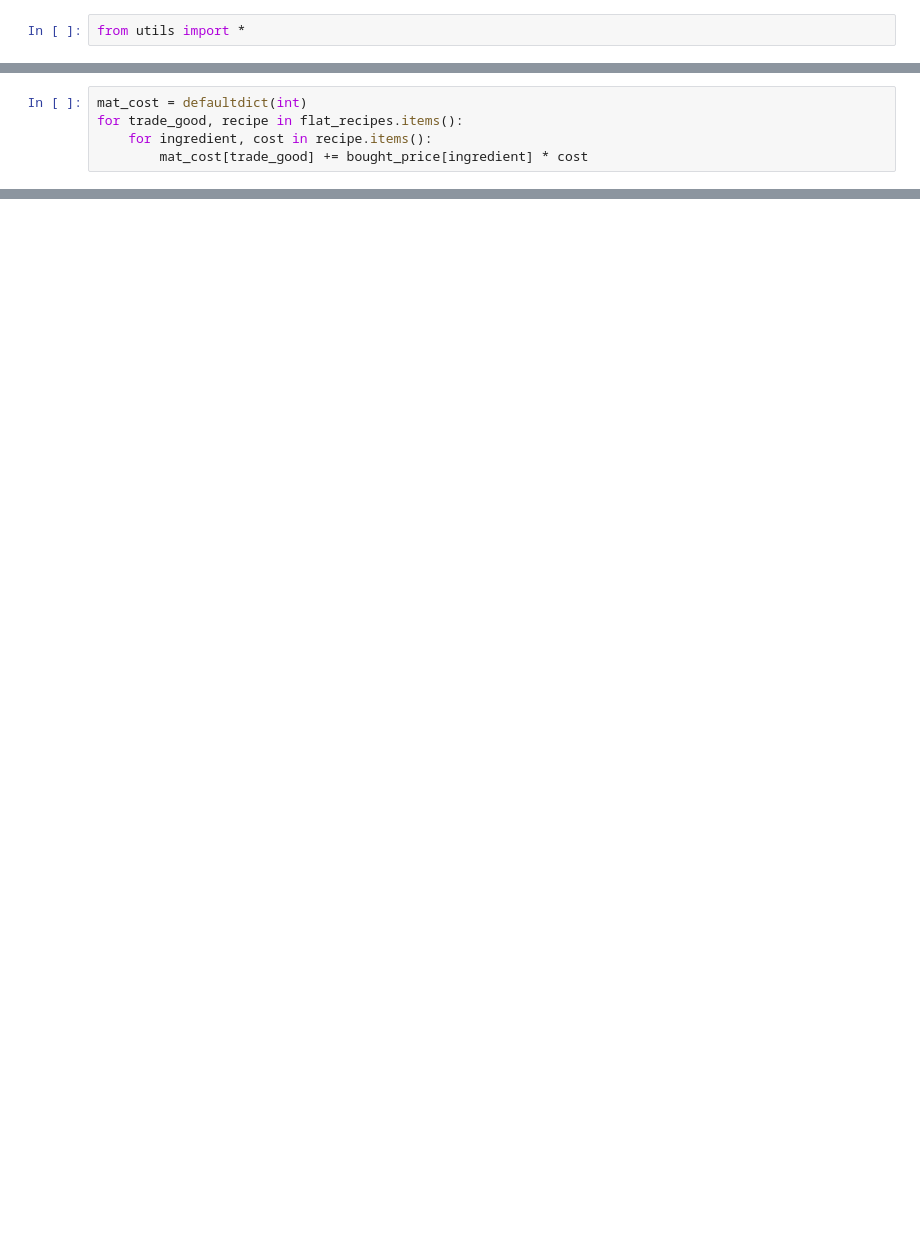
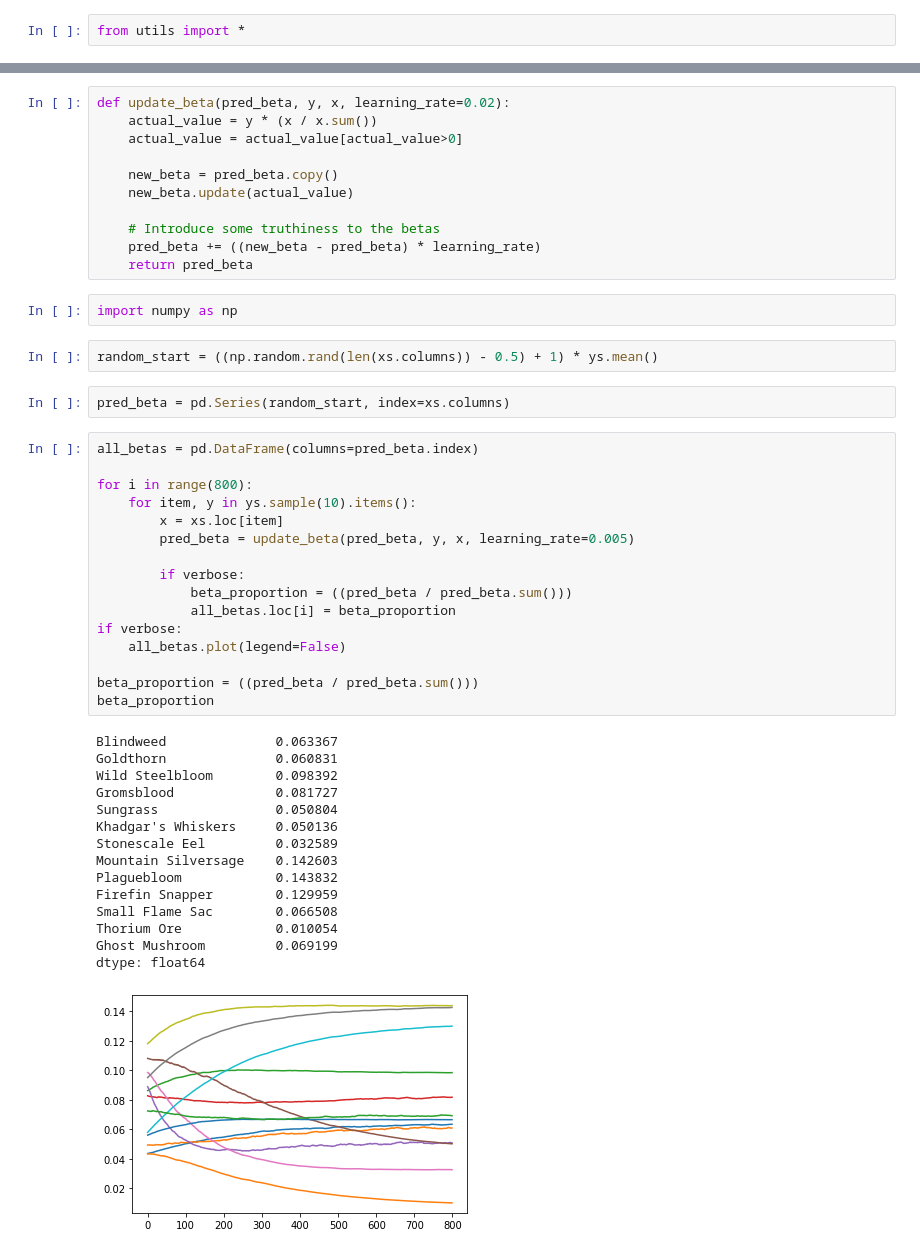
Before and after one commit to ndjenkins85/wow_auctions, a Jupyter notebook: scratchpad.ipynb, the cells around one changed output, grey strips where cells are left out. Cells and saved outputs as stored; diff of their text form; blank space fills up the shorter version.

```diff
--- a/scratchpad.ipynb
+++ b/scratchpad.ipynb
@@ -119,5 +16,0 @@ bought_price['Crystal Vial'] = 400
-# %%
-mat_cost = defaultdict(int)
-for trade_good, recipe in flat_recipes.items():
-    for ingredient, cost in recipe.items():
-        mat_cost[trade_good] += bought_price[ingredient] * cost
@@ -135,0 +86,49 @@ sold_price.sort_values('profit')
+# %%
+def update_beta(pred_beta, y, x, learning_rate=0.02):
+    actual_value = y * (x / x.sum())
+    actual_value = actual_value[actual_value>0]
+
+    new_beta = pred_beta.copy()
+    new_beta.update(actual_value)
+
+    # Introduce some truthiness to the betas
+    pred_beta += ((new_beta - pred_beta) * learning_rate)
+    return pred_beta
+# %%
+import numpy as np
+# %%
+random_start = ((np.random.rand(len(xs.columns)) - 0.5) + 1) * ys.mean()
+# %%
+pred_beta = pd.Series(random_start, index=xs.columns)
+# %%
+all_betas = pd.DataFrame(columns=pred_beta.index)
+
+for i in range(800):
+    for item, y in ys.sample(10).items():
+        x = xs.loc[item]
+        pred_beta = update_beta(pred_beta, y, x, learning_rate=0.005)
+
+        if verbose:
+            beta_proportion = ((pred_beta / pred_beta.sum()))
+            all_betas.loc[i] = beta_proportion
+if verbose:
+    all_betas.plot(legend=False)
+
+beta_proportion = ((pred_beta / pred_beta.sum()))
+beta_proportion
+# %% [output]
+Blindweed              0.063367
+Goldthorn              0.060831
+Wild Steelbloom        0.098392
+Gromsblood             0.081727
+Sungrass               0.050804
+Khadgar's Whiskers     0.050136
+Stonescale Eel         0.032589
+Mountain Silversage    0.142603
+Plaguebloom            0.143832
+Firefin Snapper        0.129959
+Small Flame Sac        0.066508
+Thorium Ore            0.010054
+Ghost Mushroom         0.069199
+dtype: float64
+[figure, added]
```
Also changed, not shown: parts of 45 cells of this notebook, 9 other files.
